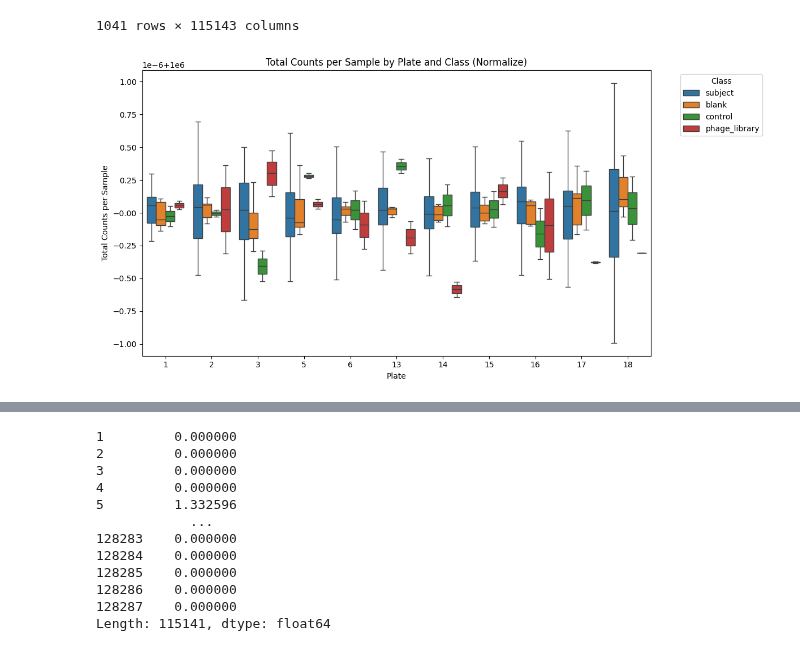
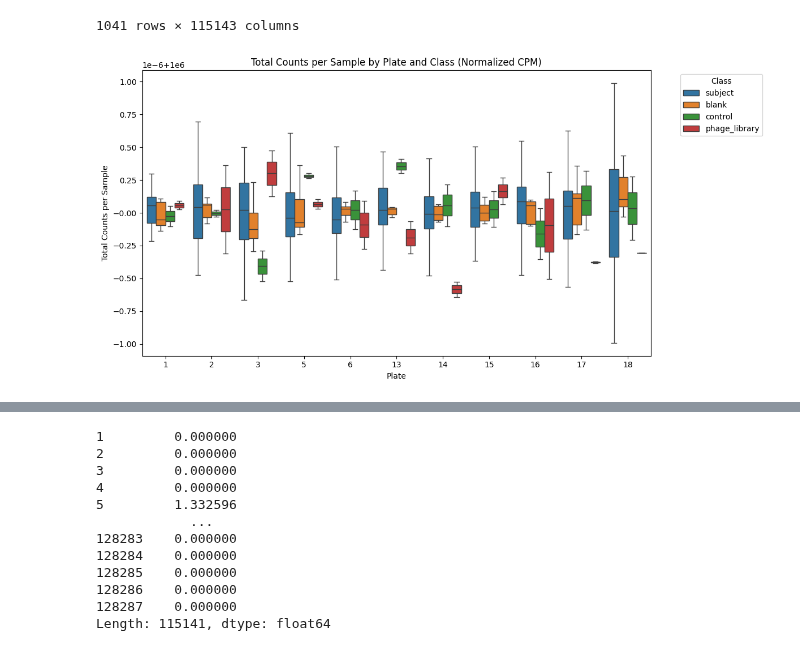
Before and after one commit to ucsffrancislab/genomics, a Jupyter notebook: data/20250925-Illumina-PhIP/20251114-PhIP-MultiPlate/out.123456131415161718/counts_normalized_subtracted_pcas.ipynb, the cells around one changed output, grey strips where cells are left out. Cells and saved outputs as stored; diff of their text form; code cells hidden in the pictures.

```diff
--- a/data/20250925-Illumina-PhIP/20251114-PhIP-MultiPlate/out.123456131415161718/counts_normalized_subtracted_pcas.ipynb
+++ b/data/20250925-Illumina-PhIP/20251114-PhIP-MultiPlate/out.123456131415161718/counts_normalized_subtracted_pcas.ipynb
@@ -468,9 +468,9 @@ n
 | PLib18 | PLib18 | Phage Library | L6 | 18 | phage_library | 0.0 | 25.311329 | 0.0 | 1.332175 | 69.273112 | 0.0 | ... |
 1041 rows × 115143 columns
 # %%
-plot_total_counts(n, "Total Counts per Sample by Plate and Class (Normalize)")
+plot_total_counts(n, "Total Counts per Sample by Plate and Class (Normalized CPM)")
 # %% [output]
-[figure, old version]
+[figure, new version]
 # %%
 n = n.reset_index().set_index(['sample','subject','type','plate','class','lane'])
 n
```
Also changed, not shown: parts of 16 cells of this notebook.
